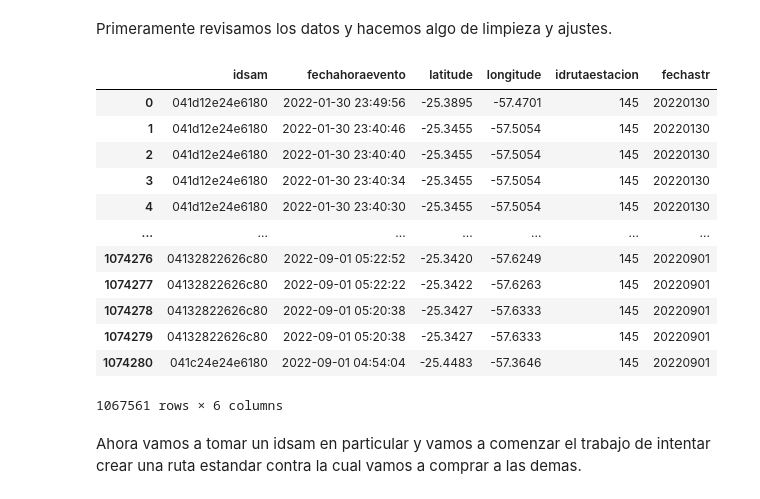
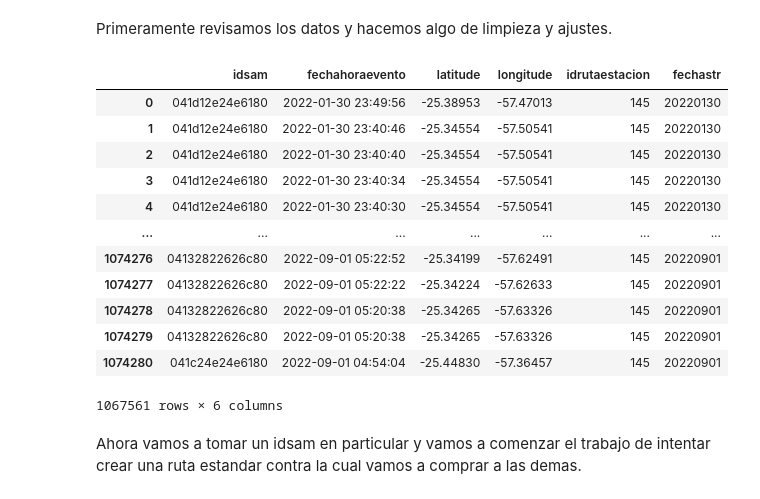
Before and after one commit to pabloacastillo/billetaje-electronico-py-2022, a Jupyter notebook: notebooks/recorridos-por-idsam-idrutalinea/deteccion-de-trayecto.ipynb, the cells around one changed output. Drawn from its saved outputs; the diff is of its cells as text; code cells hidden in the pictures.

```diff
--- a/notebooks/recorridos-por-idsam-idrutalinea/deteccion-de-trayecto.ipynb
+++ b/notebooks/recorridos-por-idsam-idrutalinea/deteccion-de-trayecto.ipynb
@@ -107,34 +107,34 @@ Primeramente revisamos los datos y hacemos algo de limpieza y ajustes.
 # %%
 # Convertimos la columna de cadena a fecha
 datos_rutas['fechahoraevento']= pd.to_datetime(datos_rutas['fechahoraevento'])
 
 # Remover todos los casos donde latitud y longitud sean ceros
 datos_rutas = datos_rutas[(datos_rutas[['latitude','longitude']] != 0).all(axis=1)]
 # datos_rutas["fechastr"] = datos_rutas['fechahoraevento'].dt.strftime('%Y%m%d%H%M')
 datos_rutas["fechastr"] = datos_rutas['fechahoraevento'].dt.strftime('%Y%m%d')
 # REDUCIMOS LA RESOLUCION DE LOS DATOS GPS A 4 DECIMALES PARA FACILITAR LA AGRUPACION Y GENERACION DE TRAYECTORIAS
 datos_rutas["latitude"]=datos_rutas["latitude"] * 1.000000000001
 datos_rutas["longitude"]=datos_rutas["longitude"] * 1.000000000001
 
 # datos_rutas.loc[:, "latitude"] = datos_rutas["latitude"].map('{:.4f}'.format)
 # datos_rutas.loc[:, "longitude"] = datos_rutas["longitude"].map('{:.4f}'.format)
 
-datos_rutas["latitude"]=datos_rutas["latitude"].round(4)
-datos_rutas["longitude"]=datos_rutas["longitude"].round(4)
+# datos_rutas["latitude"]=datos_rutas["latitude"].round(4)
+# datos_rutas["longitude"]=datos_rutas["longitude"].round(4)
 datos_rutas
 # %% [output]
 |  | idsam | fechahoraevento | latitude | longitude | idrutaestacion | fechastr |
-| 0 | 041d12e24e6180 | 2022-01-30 23:49:56 | -25.3895 | -57.4701 | 145 | 20220130 |
-| 1 | 041d12e24e6180 | 2022-01-30 23:40:46 | -25.3455 | -57.5054 | 145 | 20220130 |
-| 2 | 041d12e24e6180 | 2022-01-30 23:40:40 | -25.3455 | -57.5054 | 145 | 20220130 |
-| 3 | 041d12e24e6180 | 2022-01-30 23:40:34 | -25.3455 | -57.5054 | 145 | 20220130 |
-| 4 | 041d12e24e6180 | 2022-01-30 23:40:30 | -25.3455 | -57.5054 | 145 | 20220130 |
+| 0 | 041d12e24e6180 | 2022-01-30 23:49:56 | -25.38953 | -57.47013 | 145 | 20220130 |
+| 1 | 041d12e24e6180 | 2022-01-30 23:40:46 | -25.34554 | -57.50541 | 145 | 20220130 |
+| 2 | 041d12e24e6180 | 2022-01-30 23:40:40 | -25.34554 | -57.50541 | 145 | 20220130 |
+| 3 | 041d12e24e6180 | 2022-01-30 23:40:34 | -25.34554 | -57.50541 | 145 | 20220130 |
+| 4 | 041d12e24e6180 | 2022-01-30 23:40:30 | -25.34554 | -57.50541 | 145 | 20220130 |
 | ... | ... | ... | ... | ... | ... | ... |
-| 1074276 | 04132822626c80 | 2022-09-01 05:22:52 | -25.3420 | -57.6249 | 145 | 20220901 |
-| 1074277 | 04132822626c80 | 2022-09-01 05:22:22 | -25.3422 | -57.6263 | 145 | 20220901 |
-| 1074278 | 04132822626c80 | 2022-09-01 05:20:38 | -25.3427 | -57.6333 | 145 | 20220901 |
-| 1074279 | 04132822626c80 | 2022-09-01 05:20:38 | -25.3427 | -57.6333 | 145 | 20220901 |
-| 1074280 | 041c24e24e6180 | 2022-09-01 04:54:04 | -25.4483 | -57.3646 | 145 | 20220901 |
+| 1074276 | 04132822626c80 | 2022-09-01 05:22:52 | -25.34199 | -57.62491 | 145 | 20220901 |
+| 1074277 | 04132822626c80 | 2022-09-01 05:22:22 | -25.34224 | -57.62633 | 145 | 20220901 |
+| 1074278 | 04132822626c80 | 2022-09-01 05:20:38 | -25.34265 | -57.63326 | 145 | 20220901 |
+| 1074279 | 04132822626c80 | 2022-09-01 05:20:38 | -25.34265 | -57.63326 | 145 | 20220901 |
+| 1074280 | 041c24e24e6180 | 2022-09-01 04:54:04 | -25.44830 | -57.36457 | 145 | 20220901 |
 1067561 rows × 6 columns
 # %% [markdown]
 Ahora vamos a tomar un idsam en particular y vamos a comenzar el trabajo de intentar crear una ruta estandar contra la cual vamos a comprar a las demas.
```
Also changed, not shown: parts of 8 cells of this notebook.
